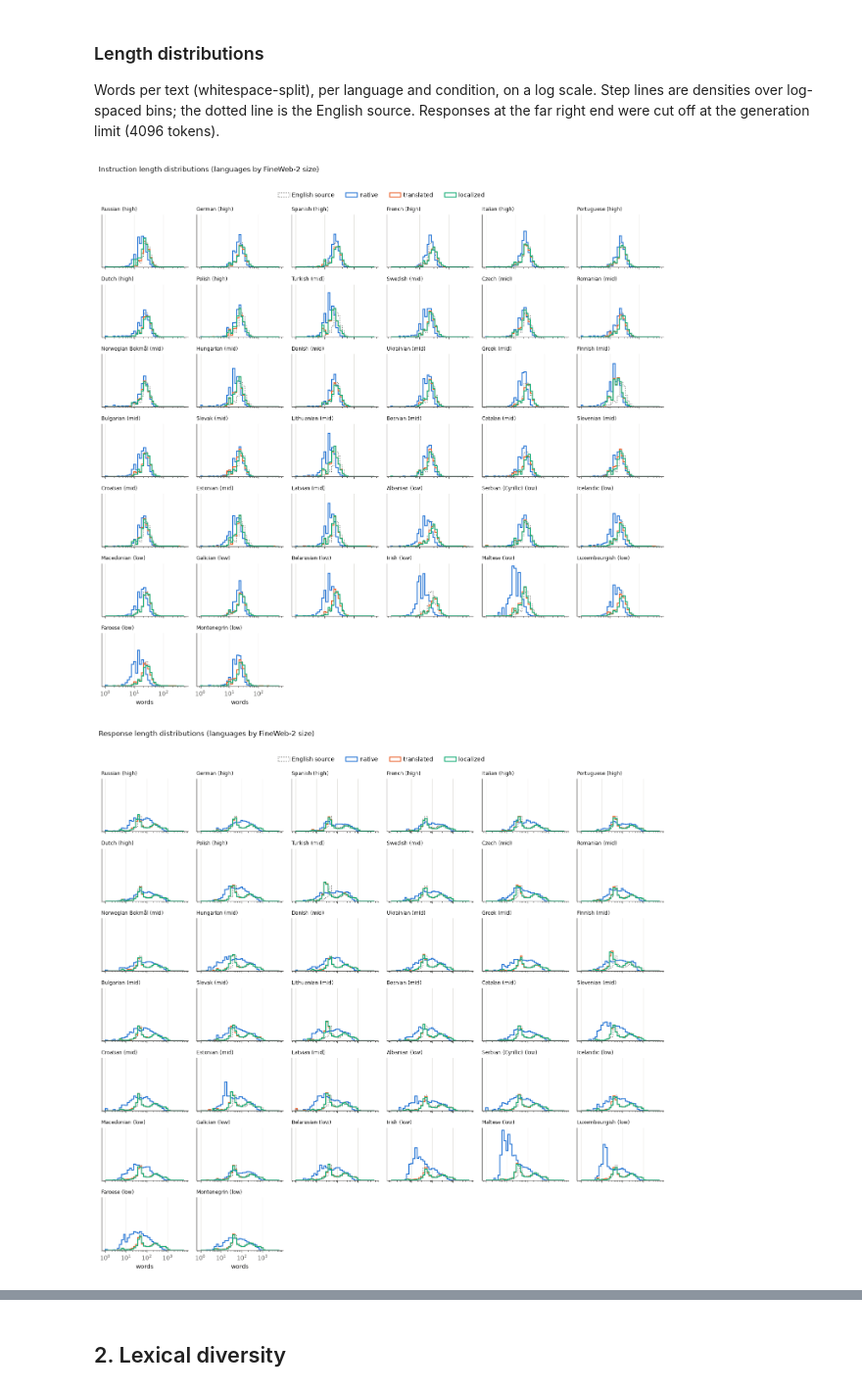
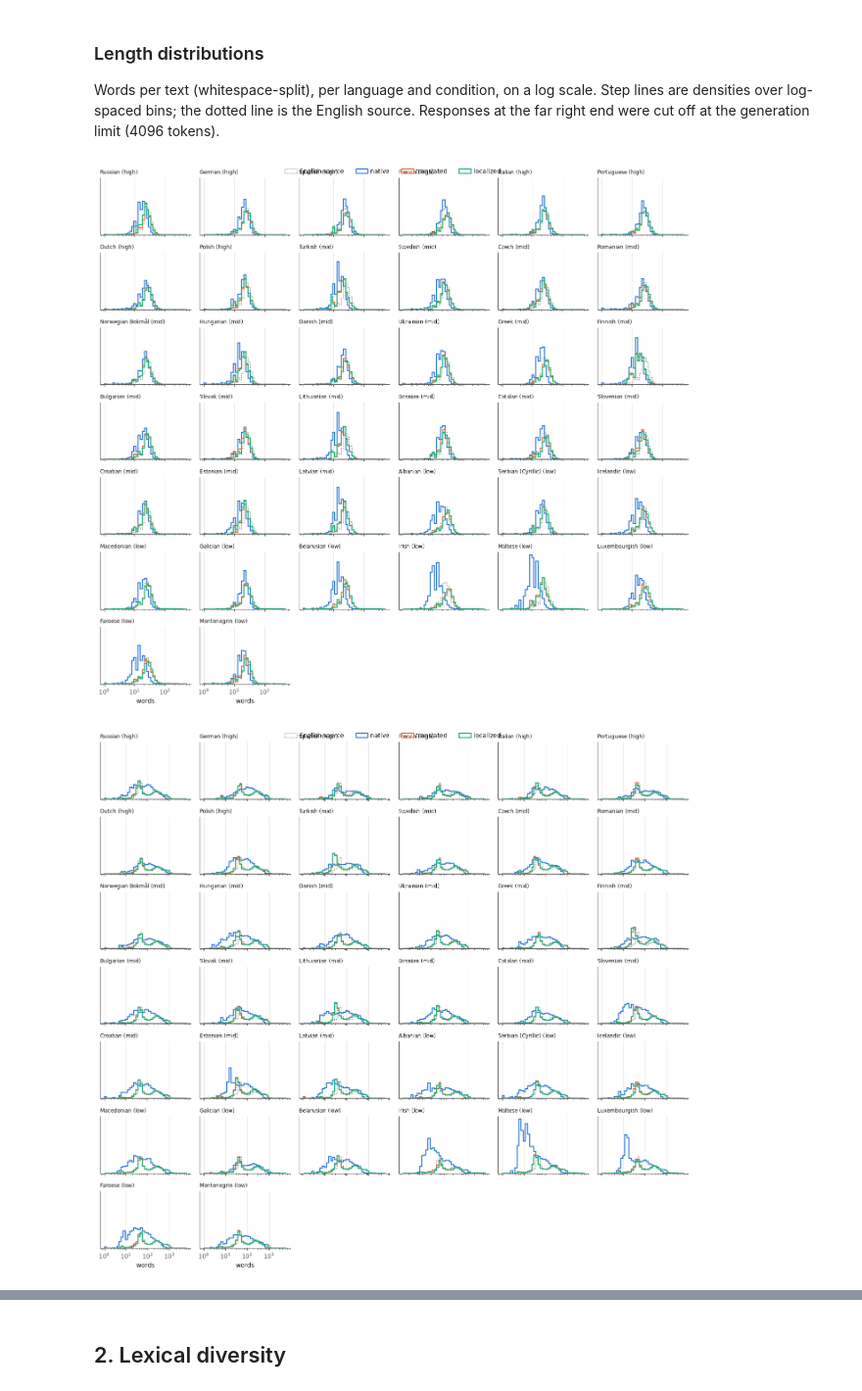
Before and after one commit to jekunz/magpie, a Jupyter notebook: analysis/compare_datasets.ipynb, the cells around one changed output, grey strips where cells are left out. Shown at 98% size. Saved outputs shown, nothing was run; the diff lists cells and outputs as text; code cells hidden in the pictures.

```diff
--- a/analysis/compare_datasets.ipynb
+++ b/analysis/compare_datasets.ipynb
@@ -341,37 +344,35 @@ def length_grid(field, ncols=6):
     nrows = math.ceil(len(langs) / ncols)
     fig, axes = plt.subplots(nrows, ncols, figsize=(2.1 * ncols, 1.55 * nrows + 0.6), sharex=True, sharey=True, squeeze=False)
     hi = max(v.max() for (c, l, f), v in lengths.items() if f == field)
     bins = np.logspace(0, np.log10(hi + 1), 40)
     en = lengths.get(("english", "en", field))
     for ax, code in zip(axes.flat, langs):
         if en is not None:
             ax.hist(np.maximum(en, 1), bins=bins, density=True, histtype="step", color=INK_MUTED, linewidth=1,
                     linestyle=":", label="English source")
         for cond in CONDITIONS:
             if (cond, code, field) in lengths:
                 ax.hist(np.maximum(lengths[(cond, code, field)], 1), bins=bins, density=True, histtype="step",
                         color=COLORS[cond], linewidth=1.5, label=cond)
         ax.set_xscale("log")
         ax.set_title(f"{LANGS[code]} ({TIER[code]})", loc="left", fontsize=8, color=INK)
         ax.grid(axis="y", visible=False)
         ax.set_yticks([])
     for ax in list(axes.flat)[len(langs):]:
         ax.set_visible(False)
     for ax in axes[-1]:
         ax.set_xlabel("words")
     handles, labels = axes.flat[0].get_legend_handles_labels()
     fig.legend(handles, labels, loc="upper center", ncol=4, bbox_to_anchor=(0.5, 1.0), handletextpad=0.4)
-    fig.suptitle(f"{field.capitalize()} length distributions (languages by FineWeb-2 size)", x=0.01, ha="left",
-                 y=1.04, color=INK)
     fig.tight_layout()
     fig.savefig(OUT_DIR / f"length_distributions_{field}.pdf", bbox_inches="tight")
     return fig
 
 length_grid("instruction")
 length_grid("response");
 # %% [output]
-[figure, old version]
+[figure, new version]
-[figure, old version]
+[figure, new version]
 # %%
 # Pooled over all languages: cumulative distribution per condition
 fig, axes = plt.subplots(1, 2, figsize=(10, 3.2))
```
Also changed, not shown: parts of 32 cells of this notebook, 40 other files.
